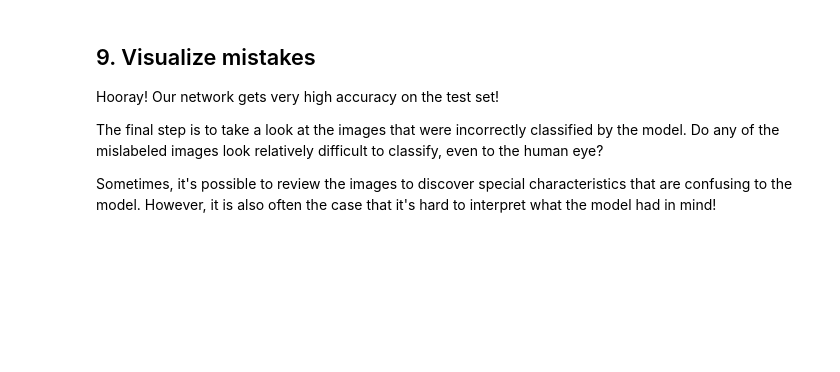
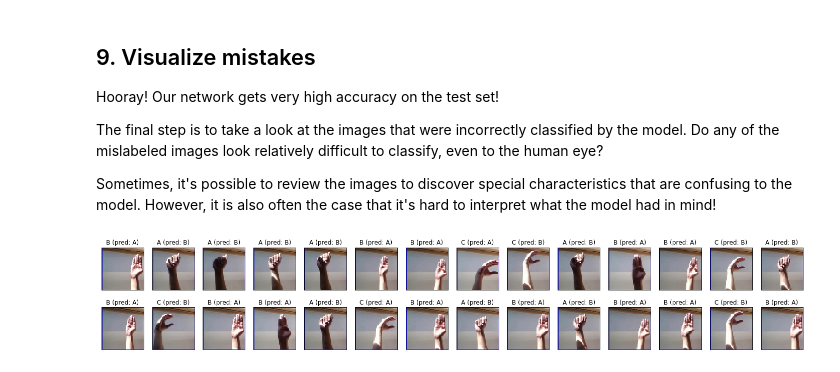
Before and after one commit to botAshar/ASL-Recognition-with-Deep-Learning, a Jupyter notebook: notebook.ipynb, the cells around one changed output. Cells and saved outputs as stored; diff of their text form; code cells hidden in the pictures; blank space fills up the shorter version.

```diff
--- a/notebook.ipynb
+++ b/notebook.ipynb
@@ -173,16 +175,18 @@ AttributeError: 'ellipsis' object has no attribute 'ndim'
 # %%
 # Get predicted probabilities for test dataset
 y_probs = model.predict(x_test)
 
 # Get predicted labels for test dataset
-y_preds = ...
+y_preds = np.argmax(y_probs, axis=1)
 
 # Indices corresponding to test images which were mislabeled
-bad_test_idxs = ...
+bad_test_idxs = np.where(y_preds!=y_test)[0]
 
 # Print mislabeled examples
 fig = plt.figure(figsize=(25,4))
 for i, idx in enumerate(bad_test_idxs):
     ax = fig.add_subplot(2, np.ceil(len(bad_test_idxs)/2), i + 1, xticks=[], yticks=[])
     ax.imshow(np.squeeze(x_test[idx]))
     ax.set_title("{} (pred: {})".format(labels[y_test[idx]], labels[y_preds[idx]]))
+# %% [output]
+[figure, added]
```
Also changed, not shown: parts of 4 cells of this notebook.
